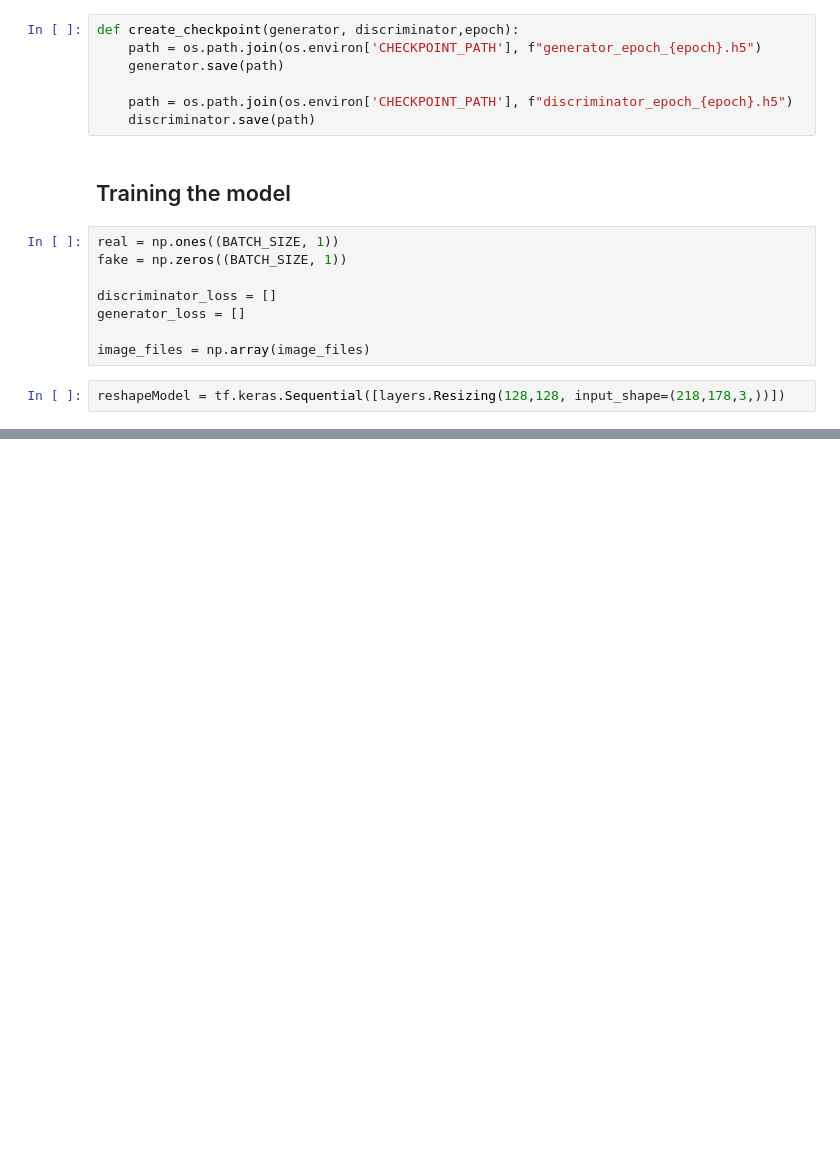
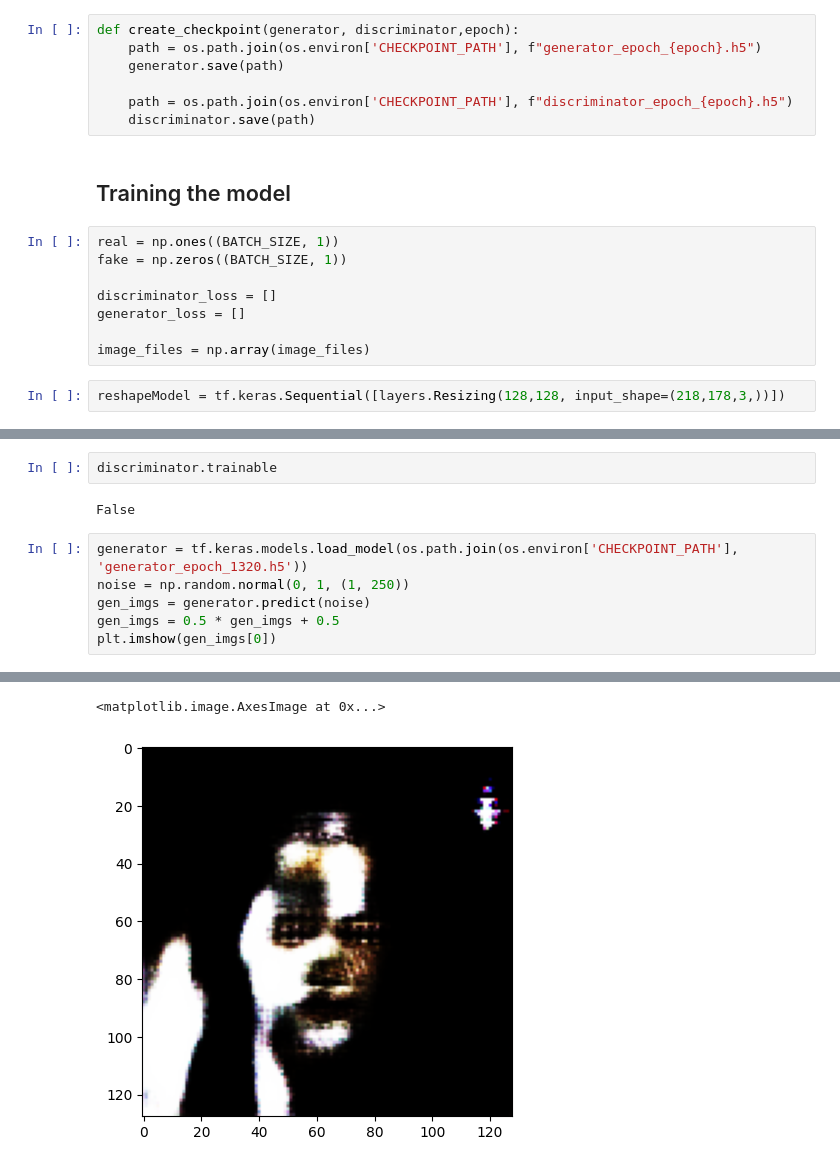
Before and after one commit to Siddhant0701/ArtiFace, a Jupyter notebook: notebooks/main.ipynb, the cells around one changed output, grey strips where cells are left out. Drawn from its saved outputs; the diff is of its cells as text; blank space fills up the shorter version.

```diff
--- a/notebooks/main.ipynb
+++ b/notebooks/main.ipynb
@@ -292,2 +319,13 @@ generator.save(os.path.join(os.environ['MODELPATH'], 'discriminator.h5'))
 # %% [output]
 WARNING:tensorflow:Compiled the loaded model, but the compiled metrics have yet to be built. `model.compile_metrics` will be empty until you train or evaluate the model.
+# %%
+discriminator.trainable
+# %% [output]
+False
+# %%
+generator = tf.keras.models.load_model(os.path.join(os.environ['CHECKPOINT_PATH'], 'generator_epoch_1320.h5'))
+noise = np.random.normal(0, 1, (1, 250))
+gen_imgs = generator.predict(noise)
+gen_imgs = 0.5 * gen_imgs + 0.5
+plt.imshow(gen_imgs[0])
+# %% [output]
@@ -293,0 +334,2 @@ WARNING:tensorflow:Compiled the loaded model, but the compiled metrics have yet
+<matplotlib.image.AxesImage at 0x...>
+[figure, added]
```
Also changed, not shown: parts of 9 cells of this notebook.
